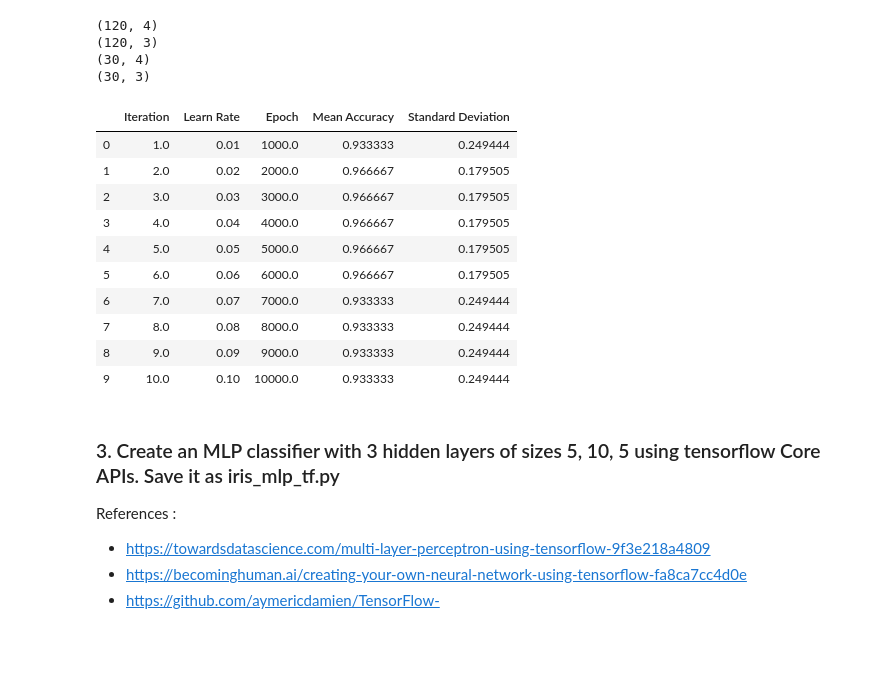
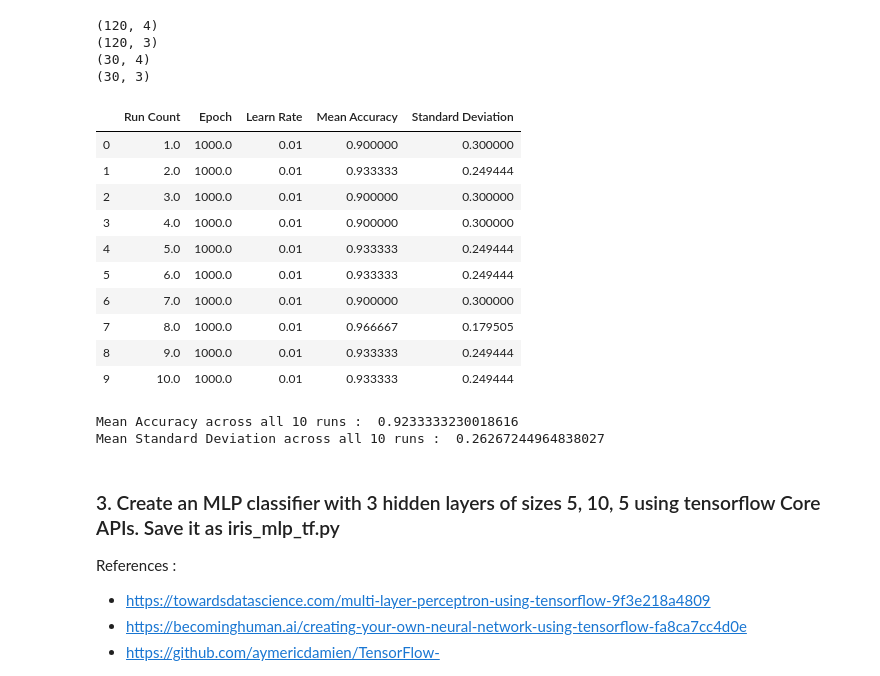
Before and after one commit to anmolmore/Chatbot-for-COVID-19-FAQ-using-Dialogflow, a Jupyter notebook: Deep learning/assignment/11915043 - Anmol More.ipynb, the cells around one changed output. Cells and saved outputs as stored; diff of their text form; code cells hidden in the pictures; blank space fills up the shorter version.

Commit message:
deep learning assignment

```diff
--- a/Deep learning/assignment/11915043 - Anmol More.ipynb
+++ b/Deep learning/assignment/11915043 - Anmol More.ipynb
@@ -58,60 +59,76 @@ print(y_test.shape)
 (120, 3)
 (30, 4)
 (30, 3)
-# %%
-sess = tf.InteractiveSession()
-x = tf.placeholder(tf.float32, shape=[None, 4])  #four features
-y = tf.placeholder(tf.float32, shape=[None, 3])  #three classes
-
-#placeholders for weights and biases
-weight = tf.Variable(tf.zeros(shape=[4, 3]))
-bias = tf.Variable(tf.zeros(shape=[3]))
-
-#define softmax using tensorflow
-y_predicted = tf.nn.softmax(tf.matmul(x, weight) + bias)
 # %%
-#define cost function
-cross_entropy_cost = tf.reduce_mean(-tf.reduce_sum(y * tf.log(y_predicted), axis=1))
 
-df = pd.DataFrame(columns=['Iteration','Learn Rate', 'Epoch', 'Mean Accuracy', 'Standard Deviation'])
+df = pd.DataFrame(columns=['Run Count', 'Epoch', 'Learn Rate', 'Mean Accuracy', 'Standard Deviation'])
+
+def declare_weight(shape):
+    #use 1/np.sqrt(4) as SD for random initialization
+    initialize = tf.truncated_normal(shape, stddev=0.5)
+    return tf.Variable(initialize)
+
+def declare_bias(shape):
+    initialize = tf.constant(0.5, shape=shape)
+    return tf.Variable(initialize)
 
 #run whole thing 10 times
 for i in range(1,11) :
+    sess = tf.InteractiveSession()
+    x = tf.placeholder(tf.float32, shape=[None, 4])  #four features
+    y = tf.placeholder(tf.float32, shape=[None, 3])  #three classes
+
+    #placeholders for weights and biasesyui
+    weight = declare_weight([4,3])
+    bias = declare_bias([3])
+
+    #define softmax using tensorflow
+    y_predicted = tf.nn.softmax(tf.matmul(x, weight) + bias)
 
     #try with different learn rate and iterations for gradient descent
-    learn_rate = i/100
-    epochs = i*1000
+    learn_rate = 0.01
+    epochs = 1000
+
+    #define cost function
+    cross_entropy_cost = tf.reduce_mean(-tf.reduce_sum(y * tf.log(y_predicted), axis=1))
 
     optimizer = tf.train.GradientDescentOptimizer(learning_rate=learn_rate).minimize(cross_entropy_cost)
     sess.run(tf.global_variables_initializer())
 
     for epoch in range(epochs) :
         sess.run([optimizer], feed_dict={x:X_train, y:y_train})
 
     weight_hat, bias_hat = sess.run([weight, bias])
     prediction_accuracy = tf.equal(tf.argmax(y_predicted, 1), tf.argmax(y,1))
 
     mean_accuracy = sess.run(tf.reduce_mean(tf.cast(prediction_accuracy, tf.float32)),
                                             feed_dict={weight:weight_hat, bias:bias_hat,
                                                                    x: X_test, y: y_test})
-    std = sess.run(tf.math.reduce_std(tf.cast(prediction_accuracy, tf.float32)), feed_dict={weight:weight_hat, bias:bias_hat,
-                                                                        x: X_test, y: y_test})
-    df = df.append({'Iteration': i, 'Learn Rate': learn_rate, 'Epoch': epochs,
+    std = sess.run(tf.math.reduce_std(tf.cast(prediction_accuracy, tf.float32)),
+                   feed_dict={weight:weight_hat, bias:bias_hat,
+                              x: X_test, y: y_test})
+    df = df.append({'Run Count': i, 'Epoch': epochs, 'Learn Rate': learn_rate,
                     'Mean Accuracy': mean_accuracy, 'Standard Deviation': std}, ignore_index=True)
 
 df.head(10)
 # %% [output]
-|  | Iteration | Learn Rate | Epoch | Mean Accuracy | Standard Deviation |
-| 0 | 1.0 | 0.01 | 1000.0 | 0.933333 | 0.249444 |
-| 1 | 2.0 | 0.02 | 2000.0 | 0.966667 | 0.179505 |
-| 2 | 3.0 | 0.03 | 3000.0 | 0.966667 | 0.179505 |
-| 3 | 4.0 | 0.04 | 4000.0 | 0.966667 | 0.179505 |
-| 4 | 5.0 | 0.05 | 5000.0 | 0.966667 | 0.179505 |
-| 5 | 6.0 | 0.06 | 6000.0 | 0.966667 | 0.179505 |
-| 6 | 7.0 | 0.07 | 7000.0 | 0.933333 | 0.249444 |
-| 7 | 8.0 | 0.08 | 8000.0 | 0.933333 | 0.249444 |
-| 8 | 9.0 | 0.09 | 9000.0 | 0.933333 | 0.249444 |
-| 9 | 10.0 | 0.10 | 10000.0 | 0.933333 | 0.249444 |
+|  | Run Count | Epoch | Learn Rate | Mean Accuracy | Standard Deviation |
+| 0 | 1.0 | 1000.0 | 0.01 | 0.900000 | 0.300000 |
+| 1 | 2.0 | 1000.0 | 0.01 | 0.933333 | 0.249444 |
+| 2 | 3.0 | 1000.0 | 0.01 | 0.900000 | 0.300000 |
+| 3 | 4.0 | 1000.0 | 0.01 | 0.900000 | 0.300000 |
+| 4 | 5.0 | 1000.0 | 0.01 | 0.933333 | 0.249444 |
+| 5 | 6.0 | 1000.0 | 0.01 | 0.933333 | 0.249444 |
+| 6 | 7.0 | 1000.0 | 0.01 | 0.900000 | 0.300000 |
+| 7 | 8.0 | 1000.0 | 0.01 | 0.966667 | 0.179505 |
+| 8 | 9.0 | 1000.0 | 0.01 | 0.933333 | 0.249444 |
+| 9 | 10.0 | 1000.0 | 0.01 | 0.933333 | 0.249444 |
+# %%
+print("Mean Accuracy across all 10 runs : ", df['Mean Accuracy'].mean())
+print("Mean Standard Deviation across all 10 runs : ", df['Standard Deviation'].mean())
+# %% [output]
+Mean Accuracy across all 10 runs :  0.9233333230018616
+Mean Standard Deviation across all 10 runs :  0.26267244964838027
 # %% [markdown]
 ### 3. Create an MLP classifier with 3 hidden layers of sizes 5, 10, 5 using tensorflow Core APIs. Save it as iris_mlp_tf.py
 
```
Also changed, not shown: parts of 18 cells of this notebook, 52 other files.
